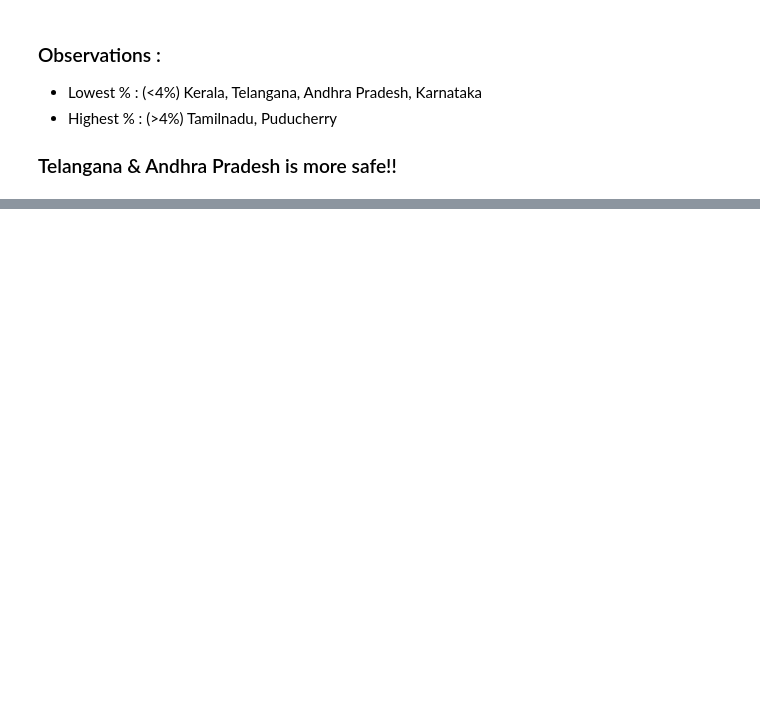
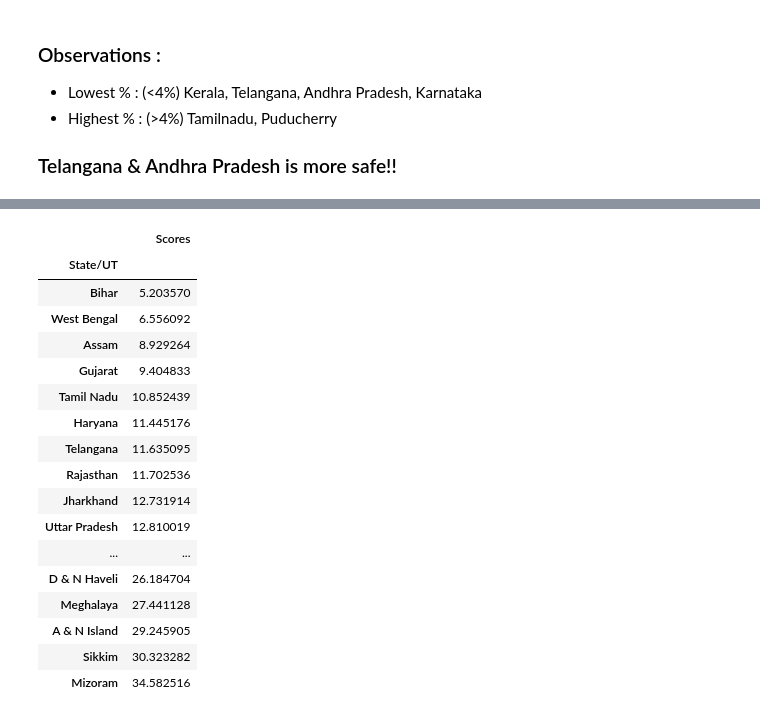
Before and after one commit to memr5/Machine-Learning-Portfolio, a Jupyter notebook: Machine Learning/EDA/Crime Against Women in India/Safe-States_UT-for-Women-in-India.ipynb, the cells around one changed output, grey strips where cells are left out. Cells and saved outputs as stored; diff of their text form; code cells hidden in the pictures; blank space fills up the shorter version.

```diff
--- a/Machine Learning/EDA/Crime Against Women in India/Safe-States_UT-for-Women-in-India.ipynb
+++ b/Machine Learning/EDA/Crime Against Women in India/Safe-States_UT-for-Women-in-India.ipynb
@@ -344,0 +500,22 @@ PlotDirectionWise(South_India,"Murder (women) - 2016","2016 - Cases registered",
+# %%
+Ranks = finalScore.sort_values("Scores")
+Ranks
+# %% [output]
+|  | Scores |
+| State/UT |  |
+| Bihar | 5.203570 |
+| West Bengal | 6.556092 |
+| Assam | 8.929264 |
+| Gujarat | 9.404833 |
+| Tamil Nadu | 10.852439 |
+| Haryana | 11.445176 |
+| Telangana | 11.635095 |
+| Rajasthan | 11.702536 |
+| Jharkhand | 12.731914 |
+| Uttar Pradesh | 12.810019 |
+| ... | ... |
+| D & N Haveli | 26.184704 |
+| Meghalaya | 27.441128 |
+| A & N Island | 29.245905 |
+| Sikkim | 30.323282 |
+| Mizoram | 34.582516 |
```
Also changed, not shown: parts of 46 cells of this notebook, 2 other files.
